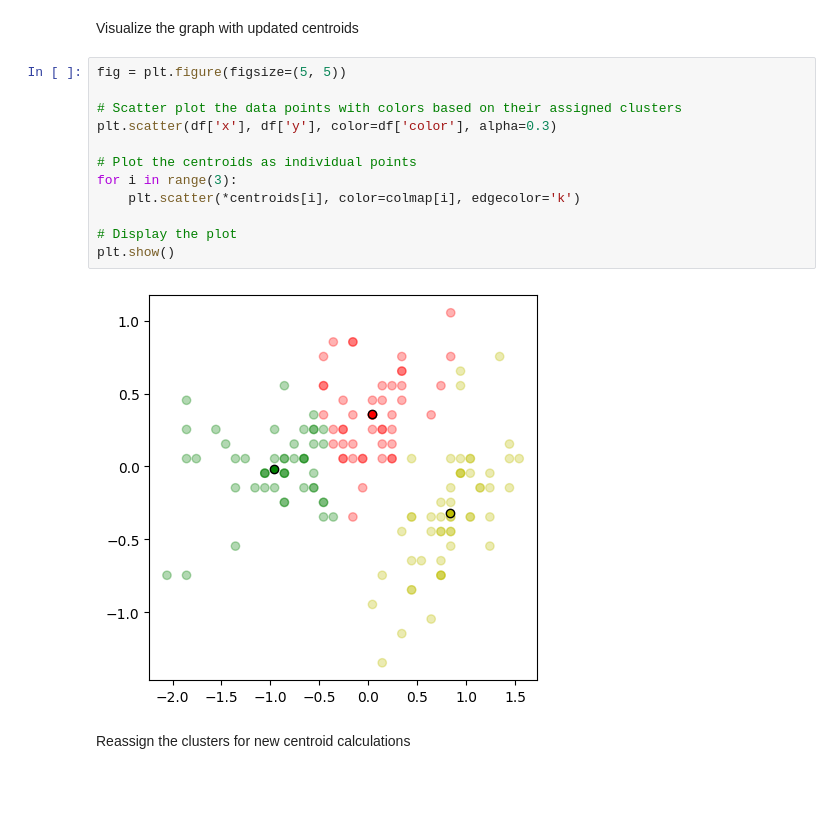
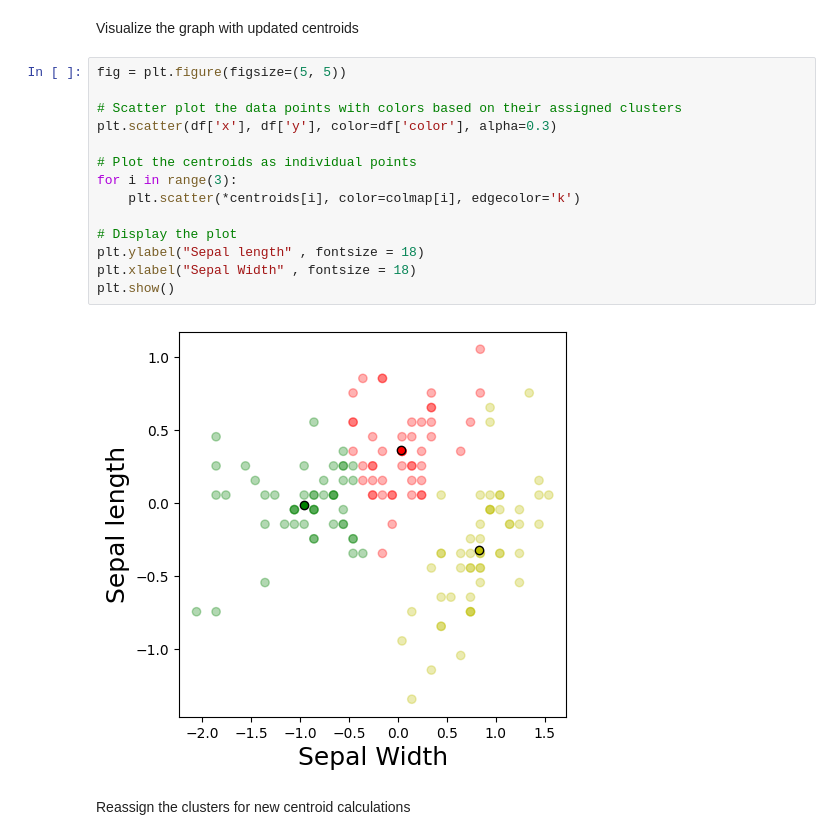
Before and after one commit to Abhishek-Satish-jawade/Assignment_3_Unsupervised_learning, a Jupyter notebook: PCA_and_kmeans.ipynb, the cells around one changed output. Saved outputs shown, nothing was run; the diff lists cells and outputs as text; blank space fills up the shorter version.

```diff
--- a/PCA_and_kmeans.ipynb
+++ b/PCA_and_kmeans.ipynb
@@ -337,17 +343,19 @@ Visualize the graph with updated centroids
 # %%
 fig = plt.figure(figsize=(5, 5))
 
 # Scatter plot the data points with colors based on their assigned clusters
 plt.scatter(df['x'], df['y'], color=df['color'], alpha=0.3)
 
 # Plot the centroids as individual points
 for i in range(3):
     plt.scatter(*centroids[i], color=colmap[i], edgecolor='k')
 
 # Display the plot
+plt.ylabel("Sepal length" , fontsize = 18)
+plt.xlabel("Sepal Width" , fontsize = 18)
 plt.show()
 # %% [output]
-[figure, old version]
+[figure, new version]
 # %% [markdown]
 Reassign the clusters for new centroid calculations
 # %%
```
Also changed, not shown: parts of 5 cells of this notebook.
